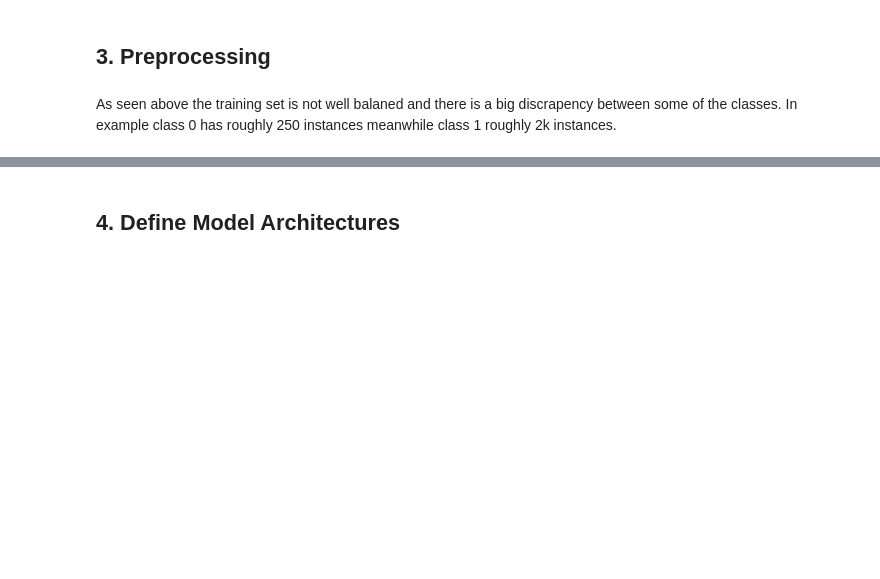
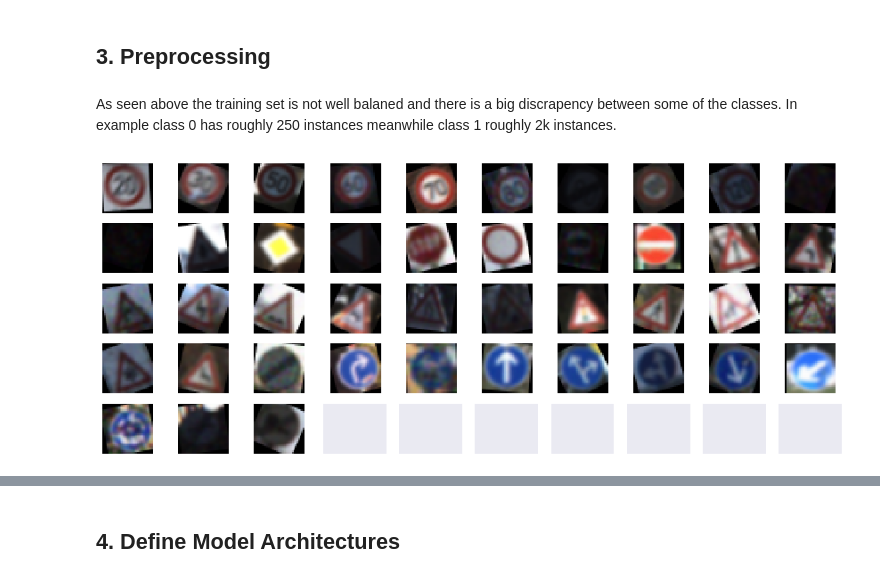
Before and after one commit to joekidd/CarND-Traffic-Sign-Classifier-Project, a Jupyter notebook: Traffic_Sign_Classifier.ipynb, the cells around one changed output, grey strips where cells are left out. Saved outputs shown, nothing was run; the diff lists cells and outputs as text; code cells hidden in the pictures; blank space fills up the shorter version.

```diff
--- a/Traffic_Sign_Classifier.ipynb
+++ b/Traffic_Sign_Classifier.ipynb
@@ -156,3 +183,8 @@ augseq = iaa.Sequential([
+# %%
+augmented = [(img[0], augment_image(img[1])) for img in traffic_signs]
+show_images(augmented, row=5, col=10)
+# %% [output]
+[figure, added]
 # %%
 def print_image(img):
     f, axes = plt.subplots(1, 1)
```
Also changed, not shown: parts of 47 cells of this notebook, 3 other files.
